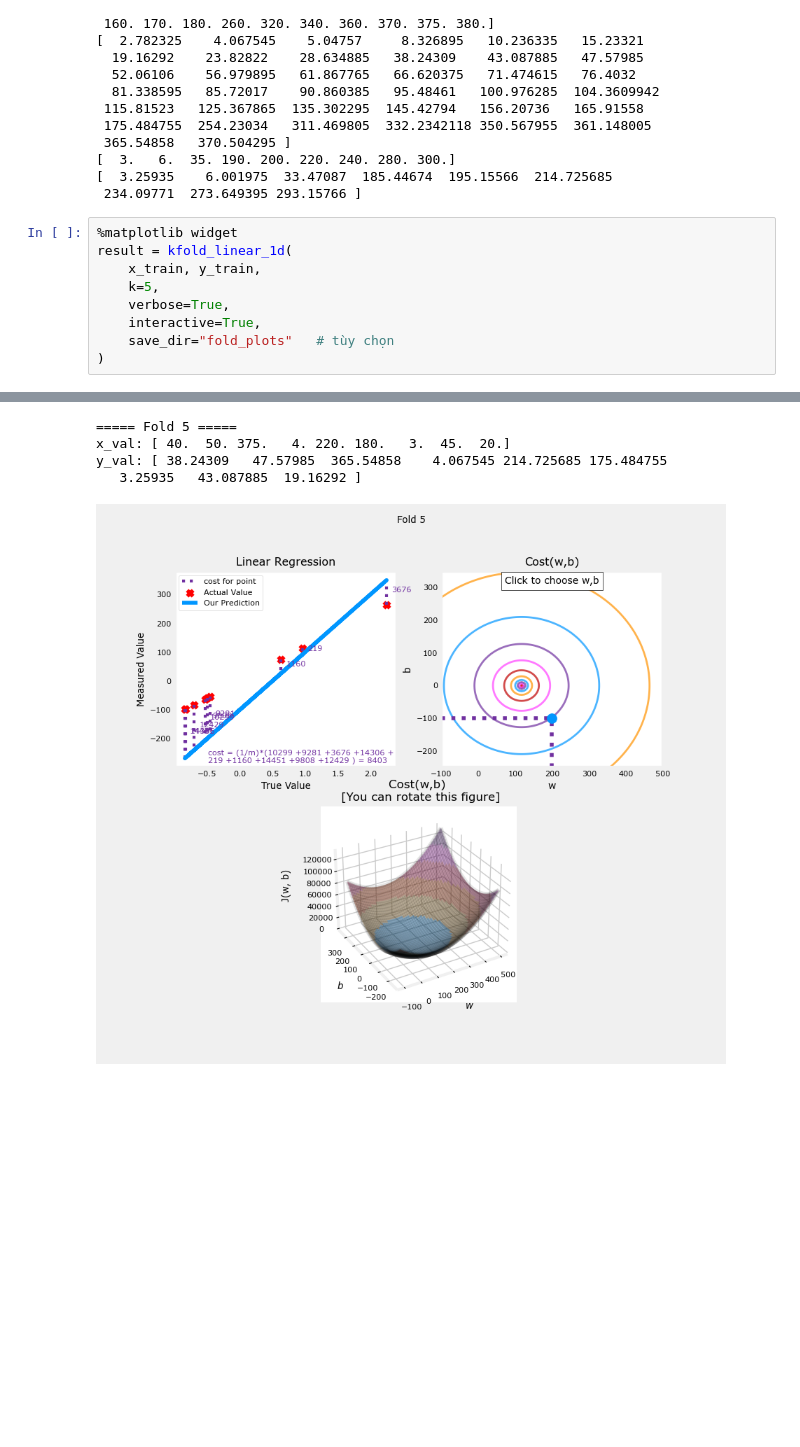
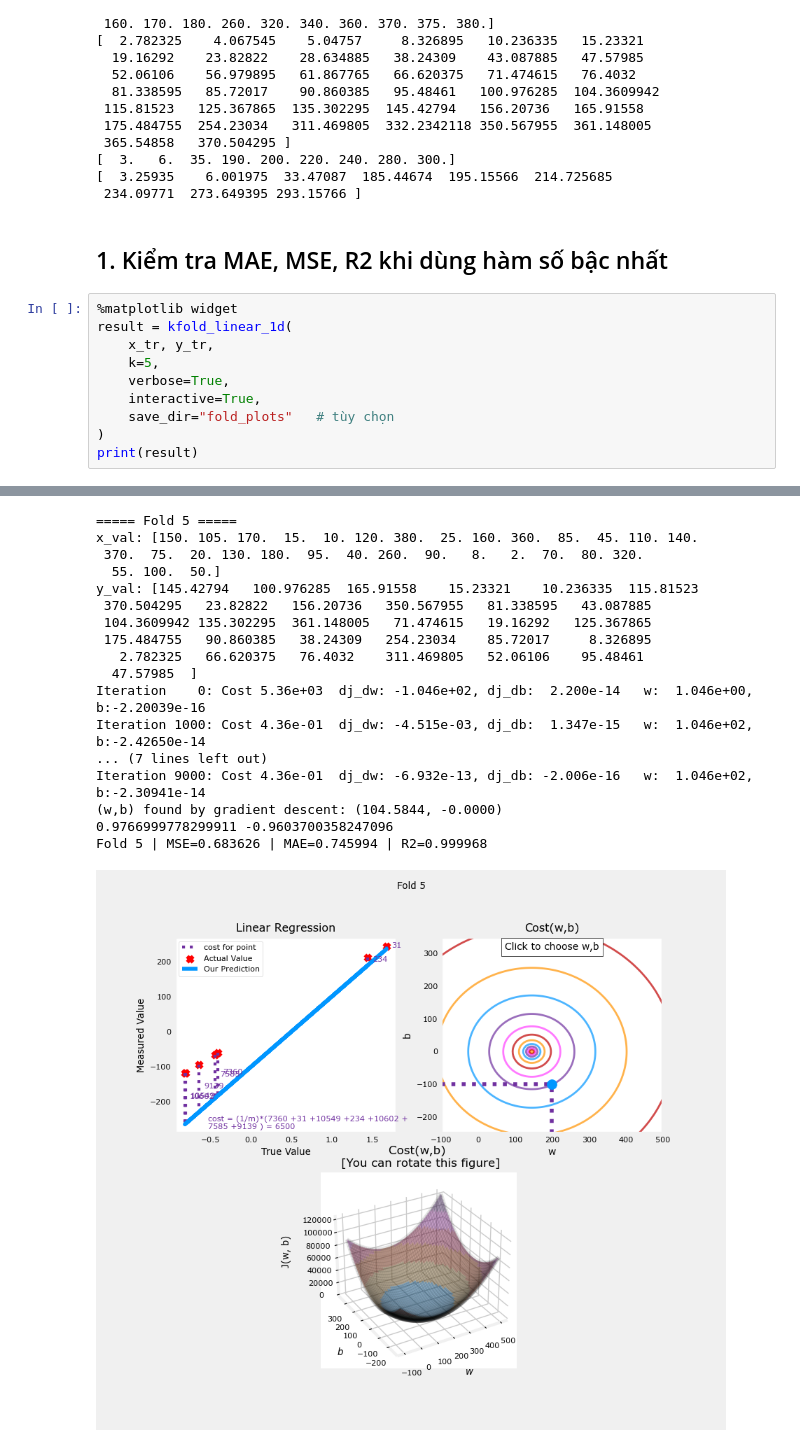
Before and after one commit to bunnies3011/Measurements-and-Sensors, a Jupyter notebook: Documents/ML_HYSRF05/fit_function.ipynb, the cells around one changed output, grey strips where cells are left out. Saved outputs shown, nothing was run; the diff lists cells and outputs as text; blank space fills up the shorter version.

```diff
--- a/Documents/ML_HYSRF05/fit_function.ipynb
+++ b/Documents/ML_HYSRF05/fit_function.ipynb
@@ -54,14 +54,17 @@ SOLOMON diagnostics: {'corr_frobenius': 4.055145447290369e-05, 'kmo_A': 0.500000
 [  3.   6.  35. 190. 200. 220. 240. 280. 300.]
 [  3.25935    6.001975  33.47087  185.44674  195.15566  214.725685
  234.09771  273.649395 293.15766 ]
+# %% [markdown]
+## 1. Kiểm tra MAE, MSE, R2 khi dùng hàm số bậc nhất
 # %%
 %matplotlib widget
 result = kfold_linear_1d(
-    x_train, y_train,
+    x_tr, y_tr,
     k=5,
     verbose=True,
     interactive=True,
     save_dir="fold_plots"   # tùy chọn
 )
+print(result)
 # %% [output]
 ===== Fold 1 =====
@@ -87,5 +142,18 @@ y_val: [293.15766  185.44674   61.867765  10.236335  33.47087   85.72017
 ===== Fold 5 =====
-x_val: [ 40.  50. 375.   4. 220. 180.   3.  45.  20.]
-y_val: [ 38.24309   47.57985  365.54858    4.067545 214.725685 175.484755
-   3.25935   43.087885  19.16292 ]
+x_val: [150. 105. 170.  15.  10. 120. 380.  25. 160. 360.  85.  45. 110. 140.
+ 370.  75.  20. 130. 180.  95.  40. 260.  90.   8.   2.  70.  80. 320.
+  55. 100.  50.]
+y_val: [145.42794   100.976285  165.91558    15.23321    10.236335  115.81523
+ 370.504295   23.82822   156.20736   350.567955   81.338595   43.087885
+ 104.3609942 135.302295  361.148005   71.474615   19.16292   125.367865
+ 175.484755   90.860385   38.24309   254.23034    85.72017     8.326895
+   2.782325   66.620375   76.4032    311.469805   52.06106    95.48461
+  47.57985  ]
+Iteration    0: Cost 5.36e+03  dj_dw: -1.046e+02, dj_db:  2.200e-14   w:  1.046e+00, b:-2.20039e-16
+Iteration 1000: Cost 4.36e-01  dj_dw: -4.515e-03, dj_db:  1.347e-15   w:  1.046e+02, b:-2.42650e-14
+... (7 lines left out)
+Iteration 9000: Cost 4.36e-01  dj_dw: -6.932e-13, dj_db: -2.006e-16   w:  1.046e+02, b:-2.30941e-14
+(w,b) found by gradient descent: (104.5844, -0.0000)
+0.9766999778299911 -0.9603700358247096
+Fold 5 | MSE=0.683626 | MAE=0.745994 | R2=0.999968
-[figure, old version]
+[figure, new version]
```
Also changed, not shown: parts of 9 cells of this notebook, 8 other files.
